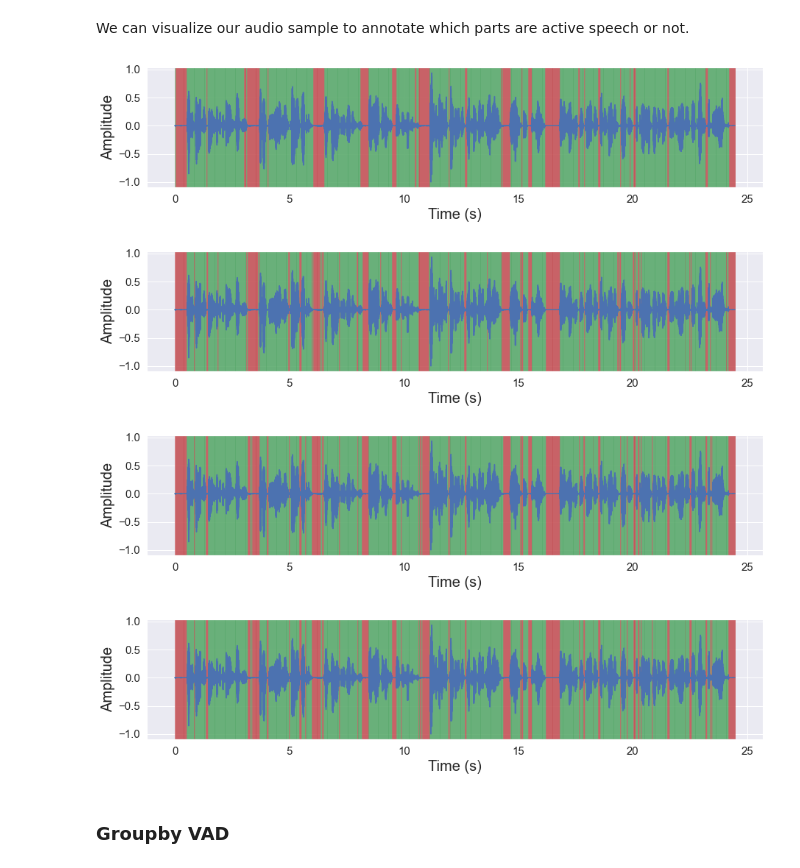
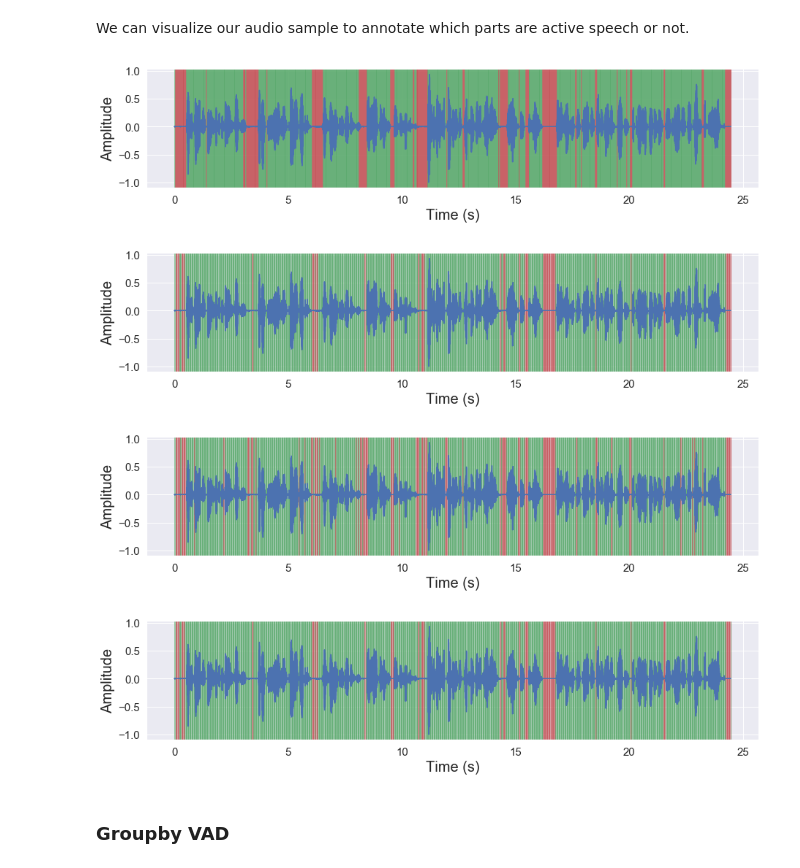
Before and after one commit to mesolitica/malaya-speech, a Jupyter notebook: docs/load-vad.ipynb, the cells around one changed output. Drawn from its saved outputs; the diff is of its cells as text; code cells hidden in the pictures.

```diff
--- a/docs/load-vad.ipynb
+++ b/docs/load-vad.ipynb
@@ -27,7 +27,7 @@ import malaya_speech
 import numpy as np
 from malaya_speech import Pipeline
 # %%
-y, sr = malaya_speech.load('speech/7021-79759-0004.flac')
+y, sr = malaya_speech.load('speech/7021-79759-0004.wav')
 len(y), sr
 # %% [output]
 (391520, 16000)
@@ -162,0 +174,5 @@ Wall time: 23.2 ms
+# %%
+%%time
+
+frames = list(malaya_speech.utils.generator.frames(y, 50, sr))
+frames_deep_factor1 = [(frame, model_factor1(frame)) for frame in frames]
@@ -204,2 +212,2 @@ Only took 30.9 seconds. We saved 16 seconds.
 # %%
-frames_deep_v2_batch = [(frame, result['flatten'][no]) for no, frame in enumerate(frames)]
+frames_deep_factor1_batch = [(frame, result['flatten'][no]) for no, frame in enumerate(frames)]
@@ -236,19 +244,19 @@ We can visualize our audio sample to annotate which parts are active speech or n
 # %%
 malaya_speech.extra.visualization.visualize_vad(y, frames_webrtc, sr)
 # %% [output]
-[figure, old version]
+[figure, new version]
 # %%
-malaya_speech.extra.visualization.visualize_vad(y, frames_deep_v1, sr)
+malaya_speech.extra.visualization.visualize_vad(y, frames_deep_factor1, sr)
 # %% [output]
-[figure, old version]
+[figure, new version]
 # %%
-malaya_speech.extra.visualization.visualize_vad(y, frames_deep_v2, sr)
+malaya_speech.extra.visualization.visualize_vad(y, frames_deep_factor3, sr)
 # %% [output]
-[figure, old version]
+[figure, new version]
 # %%
-malaya_speech.extra.visualization.visualize_vad(y, frames_deep_v2_batch, sr)
+malaya_speech.extra.visualization.visualize_vad(y, frames_deep_factor1_batch, sr)
 # %% [output]
-[figure, old version]
+[figure, new version]
 # %% [markdown]
 ### Groupby VAD
 # %% [markdown]
```
Also changed, not shown: parts of 39 cells of this notebook, 2 other files.
